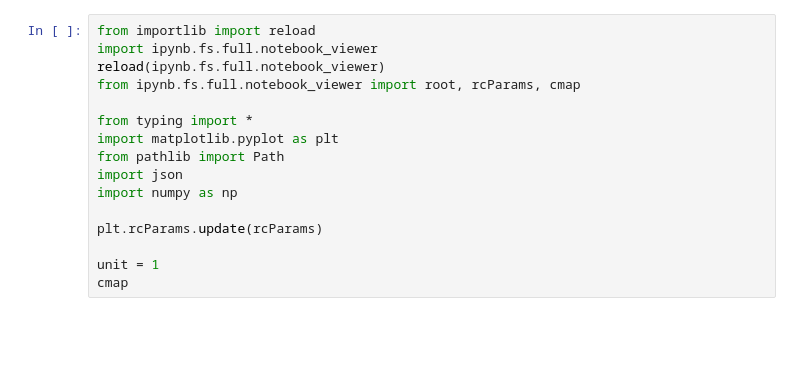
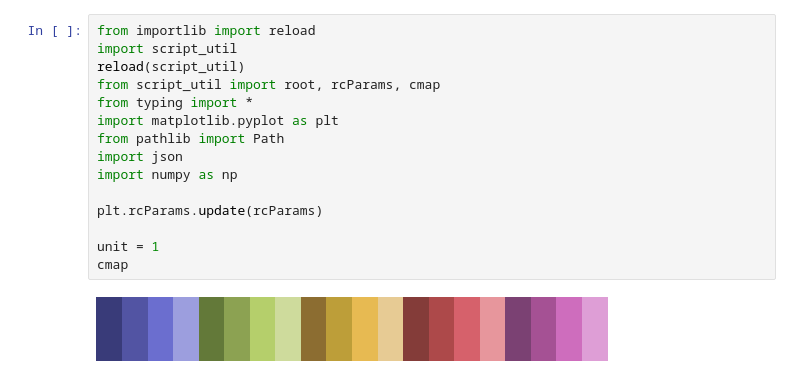
Before and after one commit to nat-chan/stylegan2-ada-pytorch, a Jupyter notebook: notebook_comparision.ipynb, the cells around one changed output. Cells and saved outputs as stored; diff of their text form; blank space fills up the shorter version.

```diff
--- a/notebook_comparision.ipynb
+++ b/notebook_comparision.ipynb
@@ -1,17 +1,18 @@
 # %%
 from importlib import reload
-import ipynb.fs.full.notebook_viewer
-reload(ipynb.fs.full.notebook_viewer)
-from ipynb.fs.full.notebook_viewer import root, rcParams, cmap
-
+import script_util
+reload(script_util)
+from script_util import root, rcParams, cmap
 from typing import *
 import matplotlib.pyplot as plt
 from pathlib import Path
 import json
 import numpy as np
 
 plt.rcParams.update(rcParams)
 
 unit = 1
 cmap
+# %% [output]
+[figure, added]
 # %%
```
Also changed, not shown: parts of 8 cells of this notebook, 1 other file.
